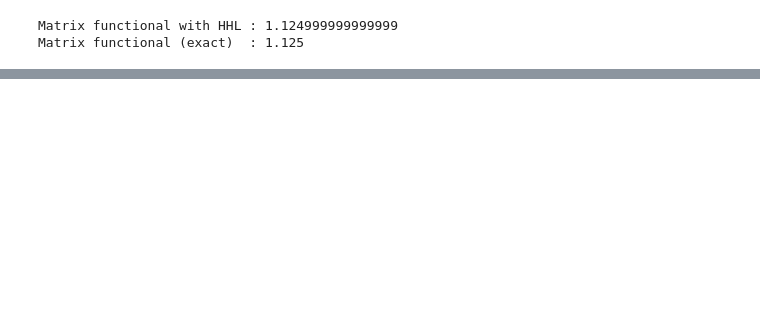
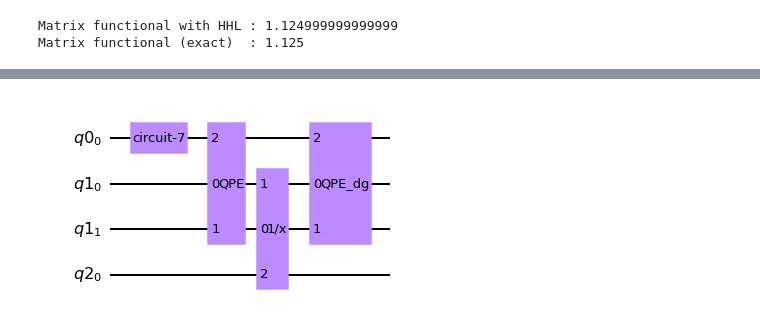
Before and after one commit to NLESC-quantum/quantum_comp, a Jupyter notebook: redcal/hhl/hhl_toymodel.ipynb, the cells around one changed output, grey strips where cells are left out. Drawn from its saved outputs; the diff is of its cells as text; code cells hidden in the pictures; blank space fills up the shorter version.

```diff
--- a/redcal/hhl/hhl_toymodel.ipynb
+++ b/redcal/hhl/hhl_toymodel.ipynb
@@ -232,0 +259,5 @@ Matrix functional (exact)  : 1.125
+# %%
+qc = naive_hhl_solution.state
+qc.draw()
+# %% [output]
+[figure, added]
```
Also changed, not shown: parts of 11 cells of this notebook.
